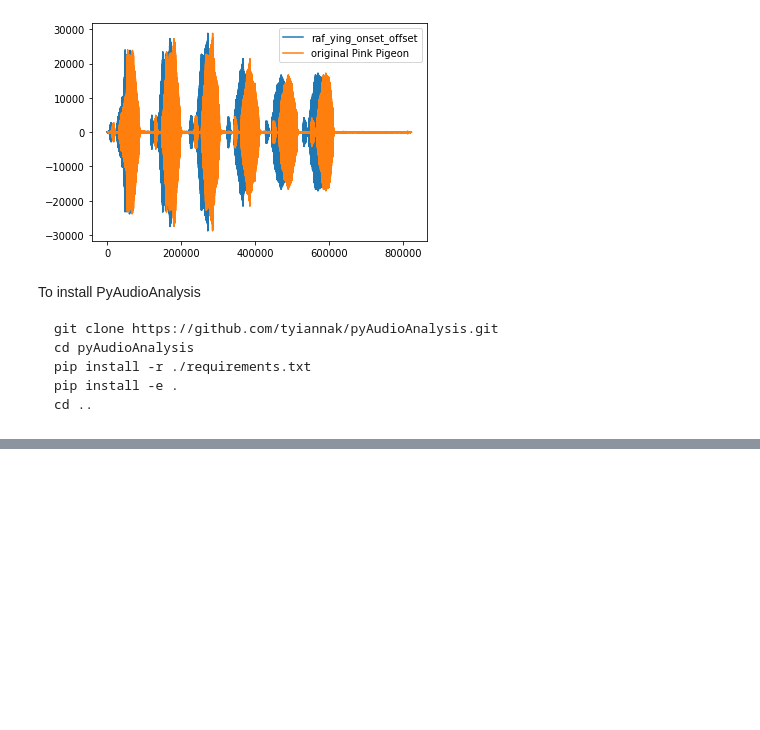
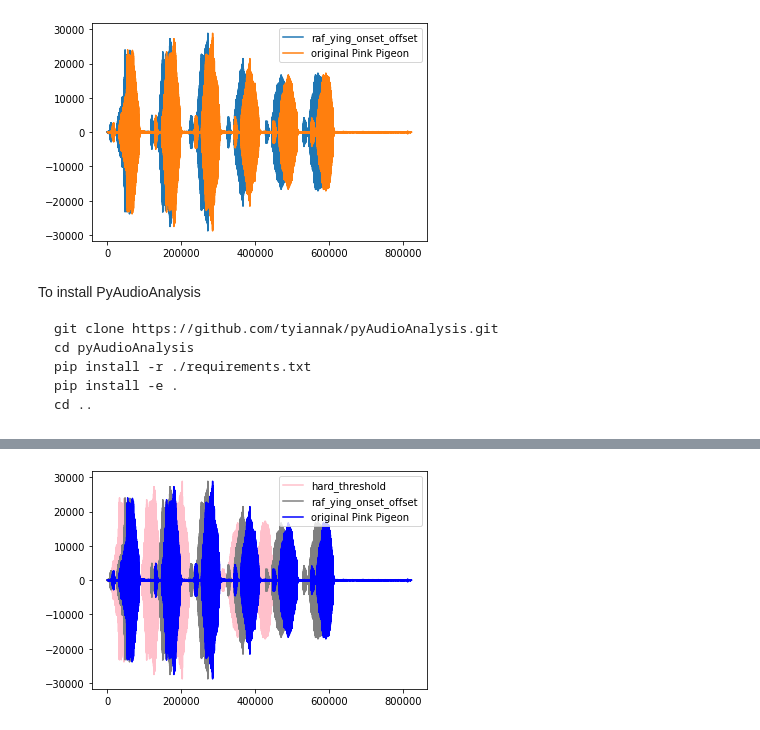
Before and after one commit to yingxu123/ForestOGram, a Jupyter notebook: python/ViewSegmentsAutoClass.ipynb, the cells around one changed output, grey strips where cells are left out. Drawn from its saved outputs; the diff is of its cells as text; code cells hidden in the pictures; blank space fills up the shorter version.

```diff
--- a/python/ViewSegmentsAutoClass.ipynb
+++ b/python/ViewSegmentsAutoClass.ipynb
@@ -43,0 +60,9 @@ segments = aS.silence_removal(x, Fs, 0.020, 0.020, smooth_window = 1.0, weight =
+# %%
+fig = plt.figure()
+plt.plot(segs_th,color='pink',label="hard_threshold")
+plt.plot(all_segs,color='grey',label="raf_ying_onset_offset")
+plt.plot(num_a,color='blue',label="original Pink Pigeon")
+plt.legend()
+plt.show()
+# %% [output]
+[figure, added]
```
Also changed, not shown: parts of 4 cells of this notebook, 1 other file.
